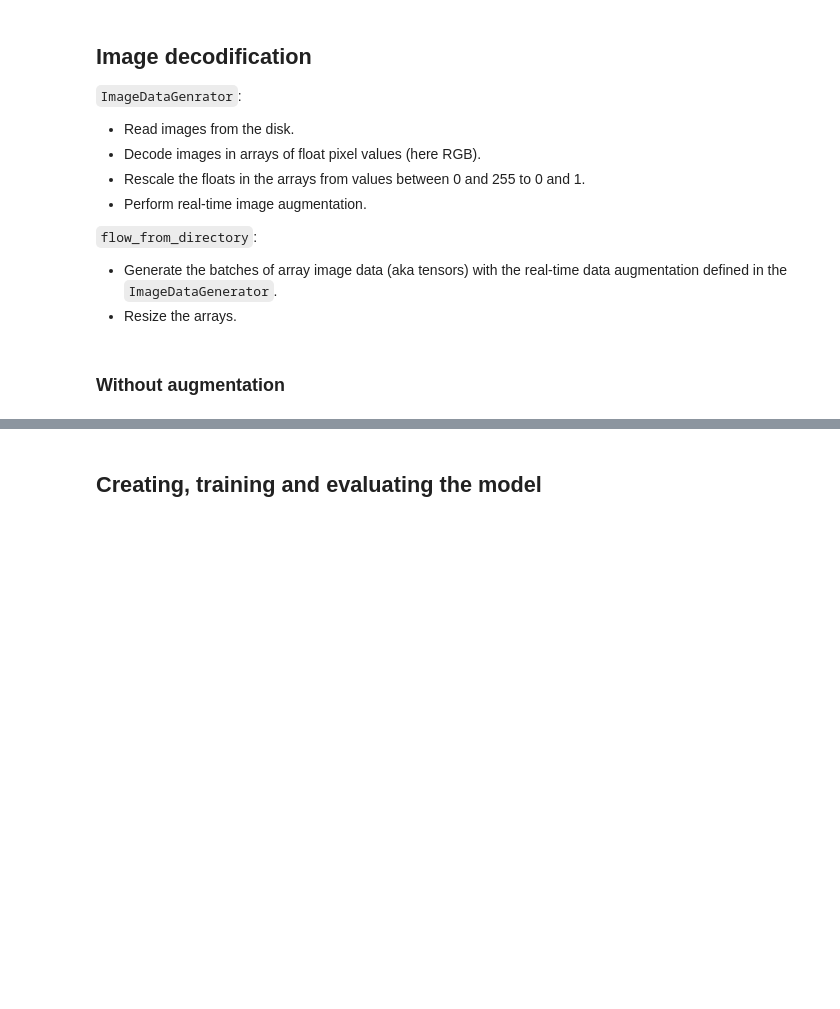
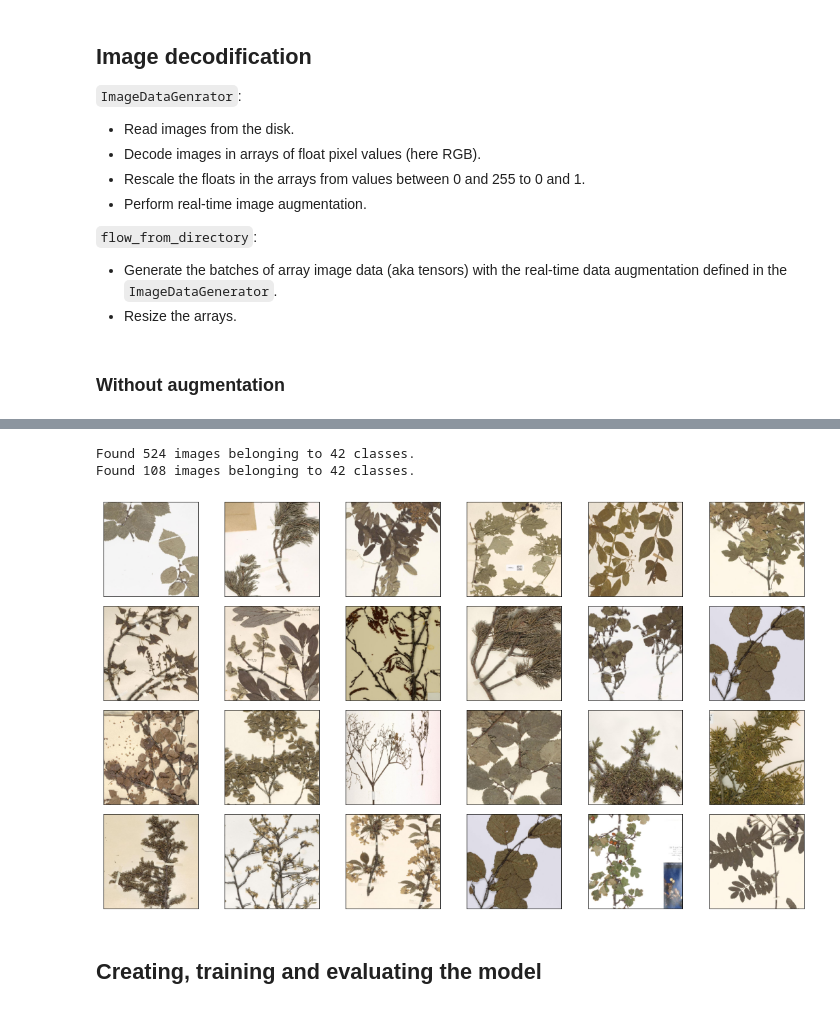
Before and after one commit to bertagallegoprm/Deep-learning-classifiers-for-plant-identification, a Jupyter notebook: models/images/_master_image_classifier.ipynb, the cells around one changed output, grey strips where cells are left out. Saved outputs shown, nothing was run; the diff lists cells and outputs as text; code cells hidden in the pictures; blank space fills up the shorter version.

```diff
--- a/models/images/_master_image_classifier.ipynb
+++ b/models/images/_master_image_classifier.ipynb
@@ -95,6 +102,8 @@ Other augmentation methods that were found not suitable (leave shape distorsion)
 - Zooming
 # %%
 train_datagen = ImageDataGenerator(rescale=1./255,
+                                            brightness_range = [0.2,1.5],
+                                            zoom_range = [0.5,1.0],
                                             rotation_range=45,
                                             horizontal_flip=True,
                                             vertical_flip=True,
@@ -115,9 +124,14 @@ validation_array = train_datagen.flow_from_directory(train_dir,  # same director
                                                     class_mode= class_mode,
                                                     subset='validation',
                                                     seed=seed) # set as validation data
+# %% [output]
+Found 524 images belonging to 42 classes.
+Found 108 images belonging to 42 classes.
 # %%
-augmented_images = [train_array[8][0][0] for i in range(5)]
+augmented_images = [train_array[8][0][0] for i in range(24)]
 plot_images(augmented_images)
+# %% [output]
+[figure, added]
 # %% [markdown]
 ## Creating, training and evaluating the model
 # %% [markdown]
```
Also changed, not shown: parts of 6 cells of this notebook.
